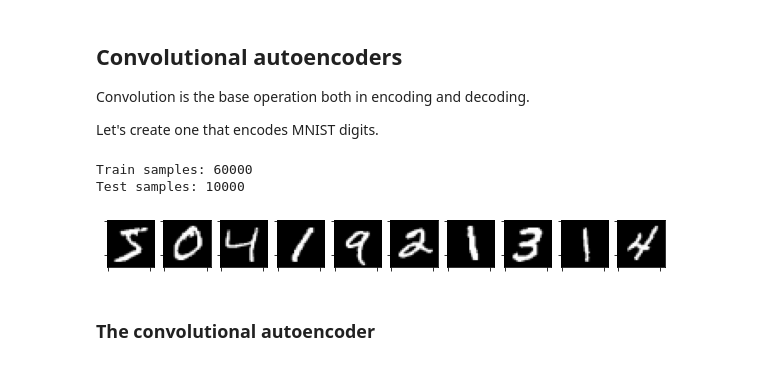
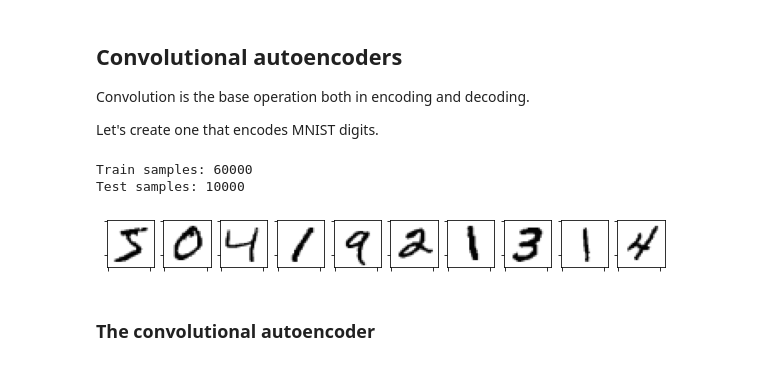
Before and after one commit to ilgabbio/meetup-generative-models2, a Jupyter notebook: 01_autoencoders.ipynb, the cells around one changed output. Cells and saved outputs as stored; diff of their text form; code cells hidden in the pictures.

```diff
--- a/01_autoencoders.ipynb
+++ b/01_autoencoders.ipynb
@@ -60,22 +67,22 @@ Let's create one that encodes MNIST digits.
 # %%
 from plotting import plot_images
 from dataset import load_mnist, PairDataset
 
 # Mnist dataset:
 mnist_train = load_mnist(train=True)[0]
 train_ds = PairDataset(mnist_train)
 print(f"Train samples: {len(train_ds)}")
 
 mnist_test = load_mnist(train=False)[0]
 test_ds = PairDataset(mnist_test)
 print(f"Test samples: {len(test_ds)}")
 
 # Showing some digits:
-plot_images(mnist_train[0:10,:,:]);
+plot_images(1-mnist_train[0:10,:,:]);
 # %% [output]
 Train samples: 60000
 Test samples: 10000
-[figure, old version]
+[figure, new version]
 # %% [markdown]
 ### The convolutional autoencoder
 # %%
```
Also changed, not shown: parts of 5 cells of this notebook, 19 other files.
